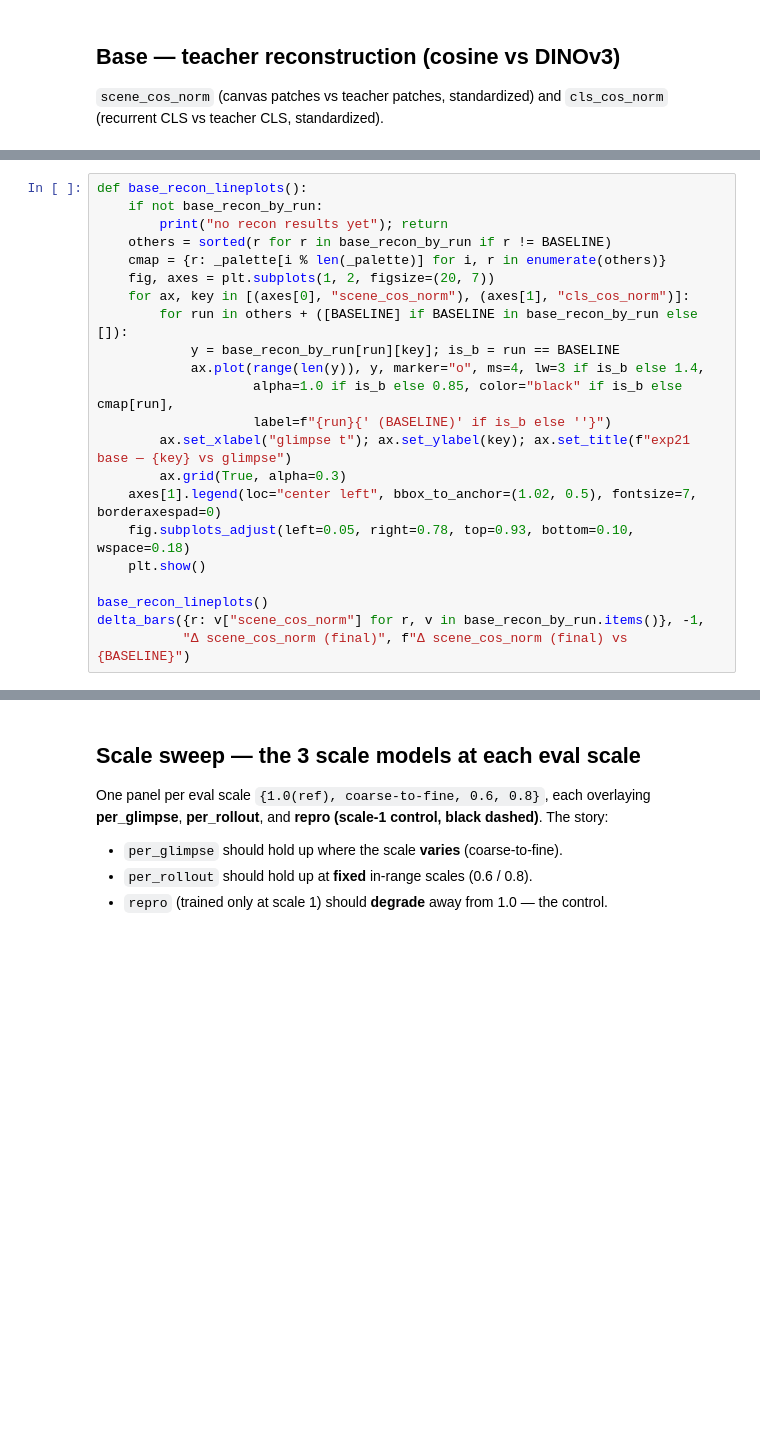
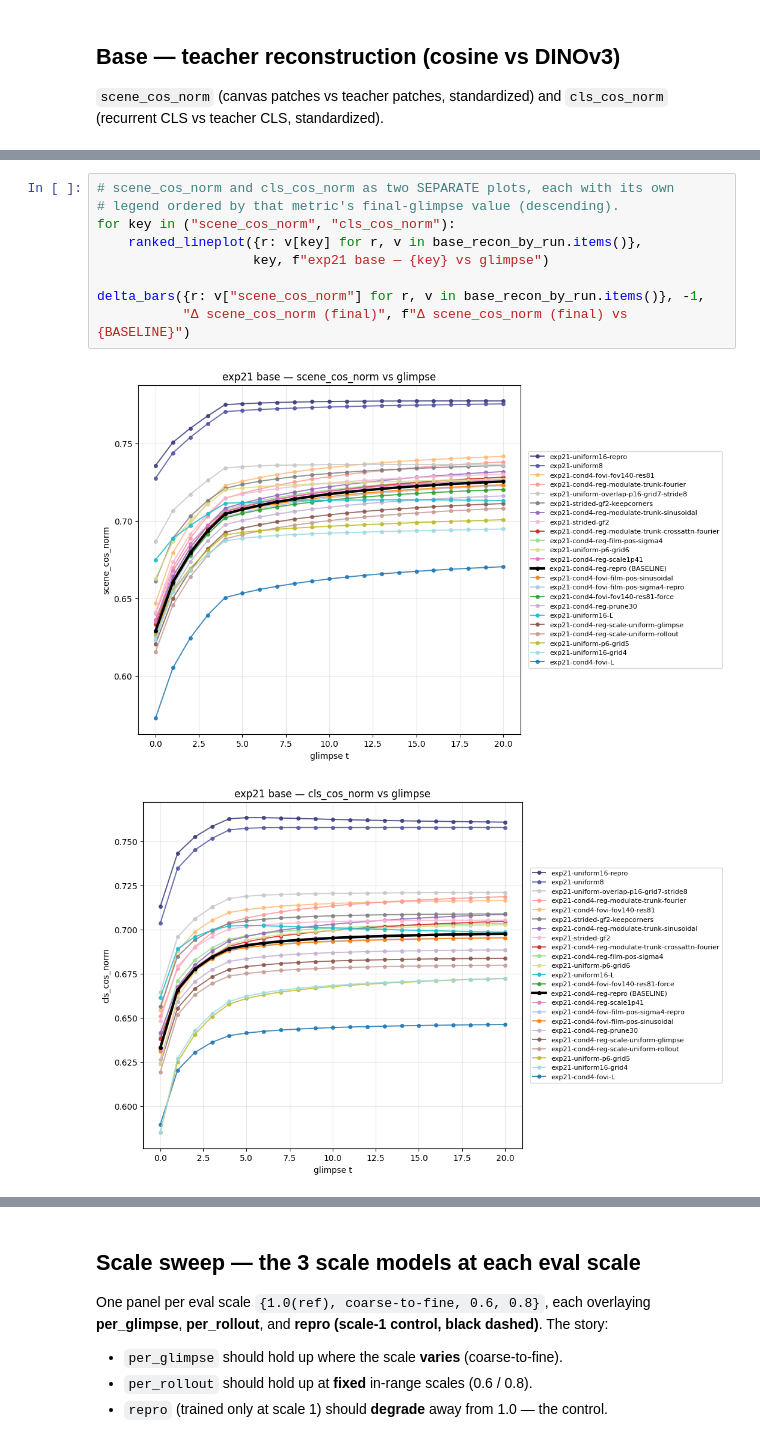
Before and after one commit to jonaden94/CanViT-eval, a Jupyter notebook: notebooks/jon_exp21_modulation.ipynb, the cells around one changed output, grey strips where cells are left out. Drawn from its saved outputs; the diff is of its cells as text; blank space fills up the shorter version.

```diff
--- a/notebooks/jon_exp21_modulation.ipynb
+++ b/notebooks/jon_exp21_modulation.ipynb
@@ -206,22 +259,12 @@ display(dfr.style.format({c: ("{:+.4f}" if c.startswith("Δ") else "{:.4f}")
-# %%
-def base_recon_lineplots():
-    if not base_recon_by_run:
-        print("no recon results yet"); return
-    others = sorted(r for r in base_recon_by_run if r != BASELINE)
-    cmap = {r: _palette[i % len(_palette)] for i, r in enumerate(others)}
-    fig, axes = plt.subplots(1, 2, figsize=(20, 7))
-    for ax, key in [(axes[0], "scene_cos_norm"), (axes[1], "cls_cos_norm")]:
-        for run in others + ([BASELINE] if BASELINE in base_recon_by_run else []):
-            y = base_recon_by_run[run][key]; is_b = run == BASELINE
-            ax.plot(range(len(y)), y, marker="o", ms=4, lw=3 if is_b else 1.4,
-                    alpha=1.0 if is_b else 0.85, color="black" if is_b else cmap[run],
-                    label=f"{run}{' (BASELINE)' if is_b else ''}")
-        ax.set_xlabel("glimpse t"); ax.set_ylabel(key); ax.set_title(f"exp21 base — {key} vs glimpse")
-        ax.grid(True, alpha=0.3)
-    axes[1].legend(loc="center left", bbox_to_anchor=(1.02, 0.5), fontsize=7, borderaxespad=0)
-    fig.subplots_adjust(left=0.05, right=0.78, top=0.93, bottom=0.10, wspace=0.18)
-    plt.show()
-
-base_recon_lineplots()
-delta_bars({r: v["scene_cos_norm"] for r, v in base_recon_by_run.items()}, -1,
-           "Δ scene_cos_norm (final)", f"Δ scene_cos_norm (final) vs {BASELINE}")
+# %%
+# scene_cos_norm and cls_cos_norm as two SEPARATE plots, each with its own
+# legend ordered by that metric's final-glimpse value (descending).
+for key in ("scene_cos_norm", "cls_cos_norm"):
+    ranked_lineplot({r: v[key] for r, v in base_recon_by_run.items()},
+                    key, f"exp21 base — {key} vs glimpse")
+
+delta_bars({r: v["scene_cos_norm"] for r, v in base_recon_by_run.items()}, -1,
+           "Δ scene_cos_norm (final)", f"Δ scene_cos_norm (final) vs {BASELINE}")
+# %% [output]
+[figure, added]
+[figure, added]
```
Also changed, not shown: parts of 8 cells of this notebook.
